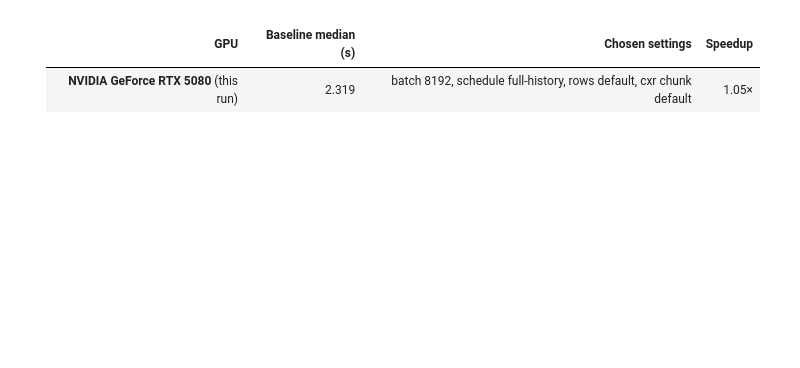
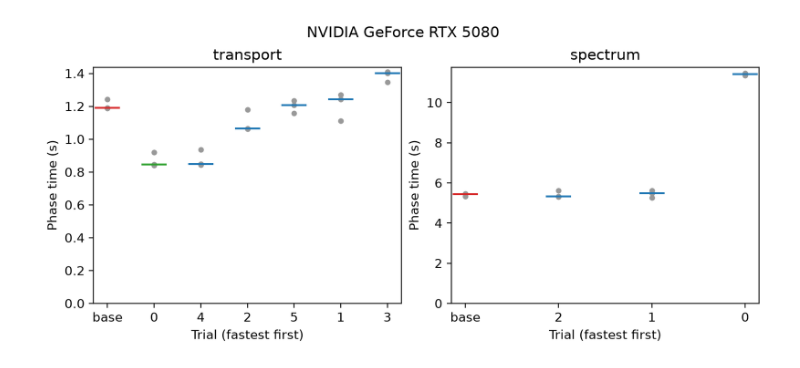
Before and after one commit to Quantum-Light-Matter-Cooperative-QLMC/pyrite, a Jupyter notebook: docs/notebooks/specialized/15-tuning-cuda-execution.ipynb, the cells around one changed output. Drawn from its saved outputs; the diff is of its cells as text; code cells hidden in the pictures; blank space fills up the shorter version.

```diff
--- a/docs/notebooks/specialized/15-tuning-cuda-execution.ipynb
+++ b/docs/notebooks/specialized/15-tuning-cuda-execution.ipynb
@@ -48,15 +64,3 @@ scene = Scene(
         cxr_reflections=CxrReflections(n_families=1),
     ),
 )
-# %%
-from pyrite.optimization import KernelLattice, tune_kernels
-
-assert tables_ready
-lattice = KernelLattice(
-    electron_batch=(None, 2_048, 8_192),
-    schedule=("full-history", "auto"),
-    continuation_rows=(None, 128, 512),
-    cxr_chunk=(None, 1_024, 4_096),
-)
-tuning = tune_kernels(scene, lattice, trials=16, warmups=1, repeats=3, rtol=1e-4, seed=11)
-tuning.environment  # noqa: B018
@@ -156,27 +206,25 @@ fig_check  # noqa: B018
 # %%
-# Measurements recorded by this notebook on other GPUs (same scene, lattice and seed).
-recorded = {
-    "NVIDIA GeForce RTX 5080": {
-        "baseline_s": 2.298,
-        "chosen": "batch 8192, schedule full-history, rows default, cxr chunk default",
-        "speedup": 1.06,
-    },
-}
-_device = tuning.environment.get("device", "unknown GPU")
-_rows = ["| GPU | Baseline median (s) | Chosen settings | Speedup |", "|---|---:|---|---:|"]
-for _name, _run in recorded.items():
-    if _name == _device:
-        continue
-    _rows.append(
-        f"| {_name} (recorded) | {_run['baseline_s']:.3f} | {_run['chosen']} | {_run['speedup']:.2f}× |"
+fig_timing, _axes = plt.subplots(
+    1, len(tuning.phases), figsize=(8, 3.6), layout="constrained", squeeze=False
+)
+for _ax, _study in zip(_axes[0], tuning.phases, strict=True):
+    _done = [t for t in _study.trials if t.state == "complete" and t.repeat_of is None]
+    _shown = [_study.baseline, *sorted(_done, key=lambda t: t.median_s)]
+    for _i, _trial in enumerate(_shown):
+        _samples = np.asarray(_trial.samples_s)
+        _ax.scatter(np.full(_samples.size, _i), _samples, color="0.6", s=12)
+        _colour = "C3" if _i == 0 else ("C2" if _trial is _study.chosen else "C0")
+        _ax.scatter(_i, np.median(_samples), color=_colour, marker="_", s=400)
+    _ax.set(
+        xticks=range(len(_shown)),
+        xticklabels=["base", *(str(t.number) for t in _shown[1:])],
+        xlabel="Trial (fastest first)",
+        ylabel="Phase time (s)",
+        title=_study.phase,
     )
-_rows.append(
-    f"| **{_device}** (this run) | {tuning.baseline.median_s:.3f} | {describe(tuning.chosen)} "
-    f"| {tuning.speedup:.2f}× |"
-)
-mo.md("\n".join(_rows))
+    _ax.set_ylim(bottom=0)
+fig_timing.suptitle(tuning.environment.get("device", "GPU"))
+fig_timing  # noqa: B018
 # %% [output]
-| GPU | Baseline median (s) | Chosen settings | Speedup |
-|---|---:|---|---:|
-| **NVIDIA GeForce RTX 5080** (this run) | 2.319 | batch 8192, schedule full-history, rows default, cxr chunk default | 1.05× |
+[figure, added]
 # %% [markdown]
```
Also changed, not shown: parts of 12 cells of this notebook, 19 other files.
